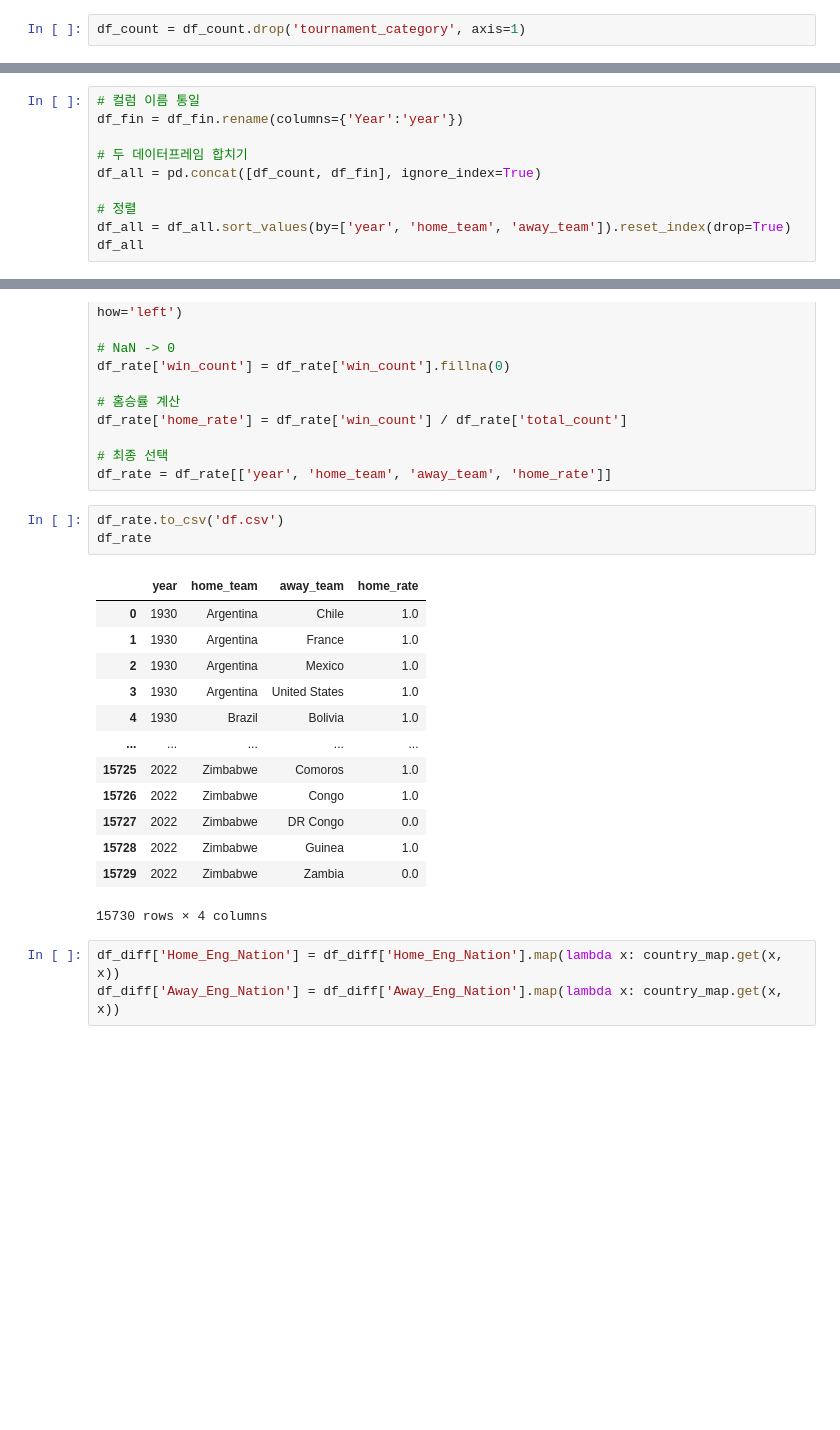
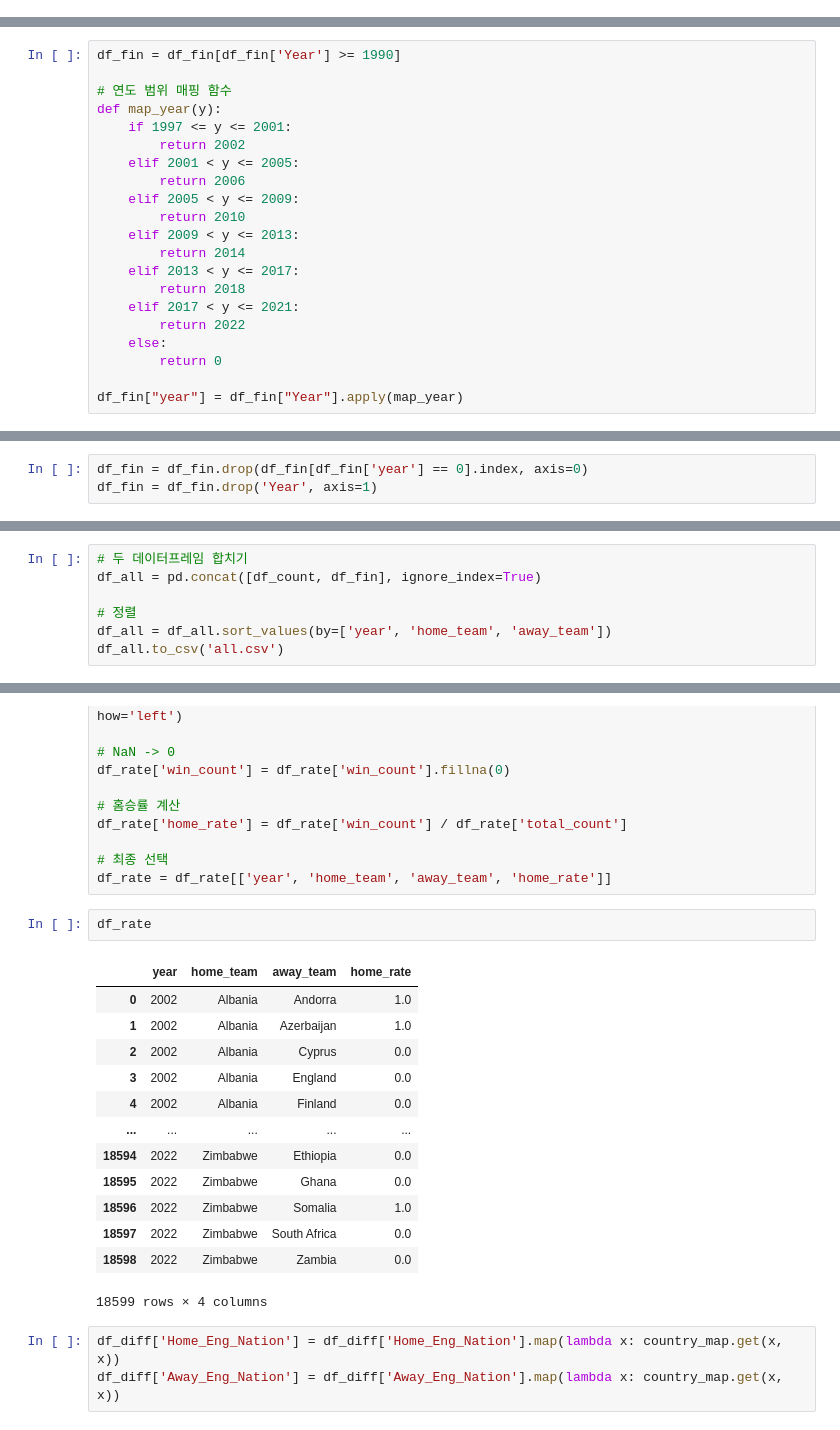
Before and after one commit to SKNetworks-AI19-250818/SKN19-mini-4Team, a Jupyter notebook: ML/Record/code/ML_record.ipynb, the cells around one changed output, grey strips where cells are left out. Drawn from its saved outputs; the diff is of its cells as text; blank space fills up the shorter version.

```diff
--- a/ML/Record/code/ML_record.ipynb
+++ b/ML/Record/code/ML_record.ipynb
@@ -501,2 +482,0 @@ df_count = df_count.drop('date', axis=1)
-# %%
-df_count = df_count.drop('tournament_category', axis=1)
@@ -538,0 +483,21 @@ array(['Algeria', 'Greece', 'Mexico', 'Malawi', 'Eswatini', 'Botswana',
+# %%
+df_fin = df_fin[df_fin['Year'] >= 1990]
+
+# 연도 범위 매핑 함수
+def map_year(y):
+    if 1997 <= y <= 2001:
+        return 2002
+    elif 2001 < y <= 2005:
+        return 2006
+    elif 2005 < y <= 2009:
+        return 2010
+    elif 2009 < y <= 2013:
+        return 2014
+    elif 2013 < y <= 2017:
+        return 2018
+    elif 2017 < y <= 2021:
+        return 2022
+    else:
+        return 0
+
+df_fin["year"] = df_fin["Year"].apply(map_year)
@@ -538,0 +510,3 @@ array(['Algeria', 'Greece', 'Mexico', 'Malawi', 'Eswatini', 'Botswana',
+# %%
+df_fin = df_fin.drop(df_fin[df_fin['year'] == 0].index, axis=0)
+df_fin = df_fin.drop('Year', axis=1)
@@ -578,10 +571,7 @@ array(['Argentina', 'Croatia', 'France', 'Morocco', 'England',
 # %%
-# 컬럼 이름 통일
-df_fin = df_fin.rename(columns={'Year':'year'})
-
 # 두 데이터프레임 합치기
 df_all = pd.concat([df_count, df_fin], ignore_index=True)
 
 # 정렬
-df_all = df_all.sort_values(by=['year', 'home_team', 'away_team']).reset_index(drop=True)
-df_all
+df_all = df_all.sort_values(by=['year', 'home_team', 'away_team'])
+df_all.to_csv('all.csv')
@@ -622,22 +598,21 @@ df_rate['home_rate'] = df_rate['win_count'] / df_rate['total_count']
 # 최종 선택
 df_rate = df_rate[['year', 'home_team', 'away_team', 'home_rate']]
 # %%
-df_rate.to_csv('df.csv')
 df_rate
 # %% [output]
 |  | year | home_team | away_team | home_rate |
-| 0 | 1930 | Argentina | Chile | 1.0 |
-| 1 | 1930 | Argentina | France | 1.0 |
-| 2 | 1930 | Argentina | Mexico | 1.0 |
-| 3 | 1930 | Argentina | United States | 1.0 |
-| 4 | 1930 | Brazil | Bolivia | 1.0 |
+| 0 | 2002 | Albania | Andorra | 1.0 |
+| 1 | 2002 | Albania | Azerbaijan | 1.0 |
+| 2 | 2002 | Albania | Cyprus | 0.0 |
+| 3 | 2002 | Albania | England | 0.0 |
+| 4 | 2002 | Albania | Finland | 0.0 |
 | ... | ... | ... | ... | ... |
-| 15725 | 2022 | Zimbabwe | Comoros | 1.0 |
-| 15726 | 2022 | Zimbabwe | Congo | 1.0 |
-| 15727 | 2022 | Zimbabwe | DR Congo | 0.0 |
-| 15728 | 2022 | Zimbabwe | Guinea | 1.0 |
-| 15729 | 2022 | Zimbabwe | Zambia | 0.0 |
+| 18594 | 2022 | Zimbabwe | Ethiopia | 0.0 |
+| 18595 | 2022 | Zimbabwe | Ghana | 0.0 |
+| 18596 | 2022 | Zimbabwe | Somalia | 1.0 |
+| 18597 | 2022 | Zimbabwe | South Africa | 0.0 |
+| 18598 | 2022 | Zimbabwe | Zambia | 0.0 |
-15730 rows × 4 columns
+18599 rows × 4 columns
 # %%
 df_diff['Home_Eng_Nation'] = df_diff['Home_Eng_Nation'].map(lambda x: country_map.get(x, x))
 df_diff['Away_Eng_Nation'] = df_diff['Away_Eng_Nation'].map(lambda x: country_map.get(x, x))
```
Also changed, not shown: parts of 28 cells of this notebook, 6 other files.
